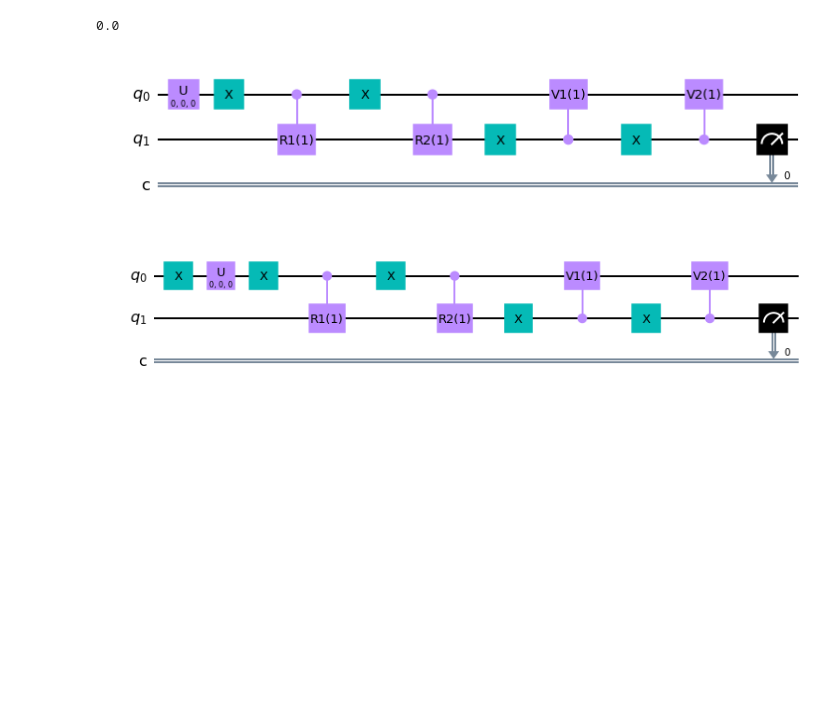
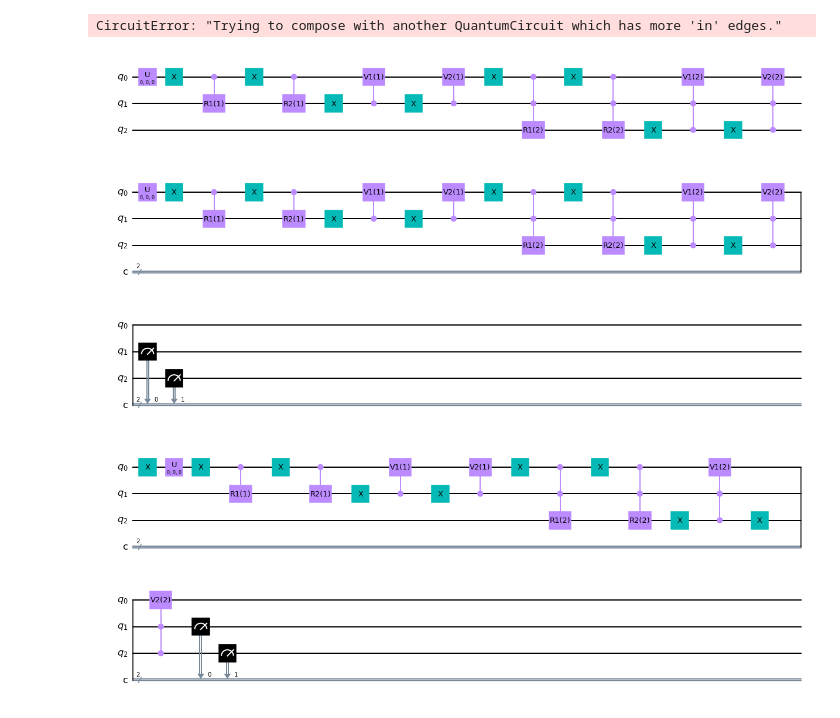
Before and after one commit to LucianoPereiraValenzuela/QuantumNeuralNetworks_for_StateDiscrimination, a Jupyter notebook: qnn/test_povm.ipynb, the cells around one changed output. Cells and saved outputs as stored; diff of their text form; code cells hidden in the pictures; blank space fills up the shorter version.

```diff
--- a/qnn/test_povm.ipynb
+++ b/qnn/test_povm.ipynb
@@ -12,17 +12,18 @@ def random_quantum_state():
     return z0
 
 # Create random states
-# ψ = random_quantum_state()
-# ϕ = random_quantum_state()
-ψ = np.array([1,0])
-φ = np.array([0,1])
+ψ = random_quantum_state()
+ϕ = random_quantum_state()
+# ψ = np.array([1,0])
+# φ = np.array([0,1])
 # %%
 # Parameters
+N = 3
 th_u, fi_u, lam_u = [0], [0], [0]
-th1, th2  = [0], [pi]
-th_v1, th_v2 = [0], [0]
-fi_v1, fi_v2 = [0], [0]
-lam_v1, lam_v2 = [0],  [0]
+th1, th2  = [0,0], [pi,0]
+th_v1, th_v2 = [0,0], [0,0]
+fi_v1, fi_v2 = [0,0], [0,0]
+lam_v1, lam_v2 = [0,0],  [0,0]
 
 params = list(itertools.chain(th_u, fi_u, lam_u, th1, th2, th_v1, th_v2, fi_v1, fi_v2, lam_v1, lam_v2))
 # Initialize Discriminator
@@ -31,24 +32,28 @@ discriminator = StateDiscriminativeQuantumNeuralNetworks(ψ, ϕ)
 # Calculate cost function
 discriminator.cost_function(params)
 # %% [output]
-0.0
+CircuitError: "Trying to compose with another QuantumCircuit which has more 'in' edges."
 # %%
-circuit = discriminator.get_n_element_povm(2,th_u, fi_u, lam_u, th1, th2, th_v1, th_v2, fi_v1, fi_v2, lam_v1, lam_v2)
+circuit = discriminator.get_n_element_povm( N, th_u, fi_u, lam_u, th1, th2, th_v1, th_v2, fi_v1, fi_v2, lam_v1, lam_v2)
+# %%
+circuit.draw(output='mpl')
+# %% [output]
+[figure, added]
 # %%
-qc1 = QuantumCircuit(2, 1)
-qc1.compose( circuit, [0,1], inplace=True )
-qc1.measure(1,0)
+qc1 = QuantumCircuit(N, N-1 )
+qc1.compose( circuit, range(N), inplace=True )
+qc1.measure(range(1,N) , range(N-1) )
 qc1.draw(output='mpl')
 # %% [output]
-[figure, old version]
+[figure, new version]
 # %%
-qc2 = QuantumCircuit(2, 1)
+qc2 = QuantumCircuit(N, N-1 )
 qc2.x(0)
-qc2.compose( circuit, [0,1], inplace=True )
-qc2.measure(1,0)
+qc2.compose( circuit, range(N), inplace=True )
+qc2.measure(range(1,N) , range(N-1) )
 qc2.draw(output='mpl')
 # %% [output]
-[figure, old version]
+[figure, new version]
 # %%
 backend_sim = Aer.get_backend(discriminator._backend)
 # %%
```
Also changed, not shown: parts of 8 cells of this notebook, 2 other files.
